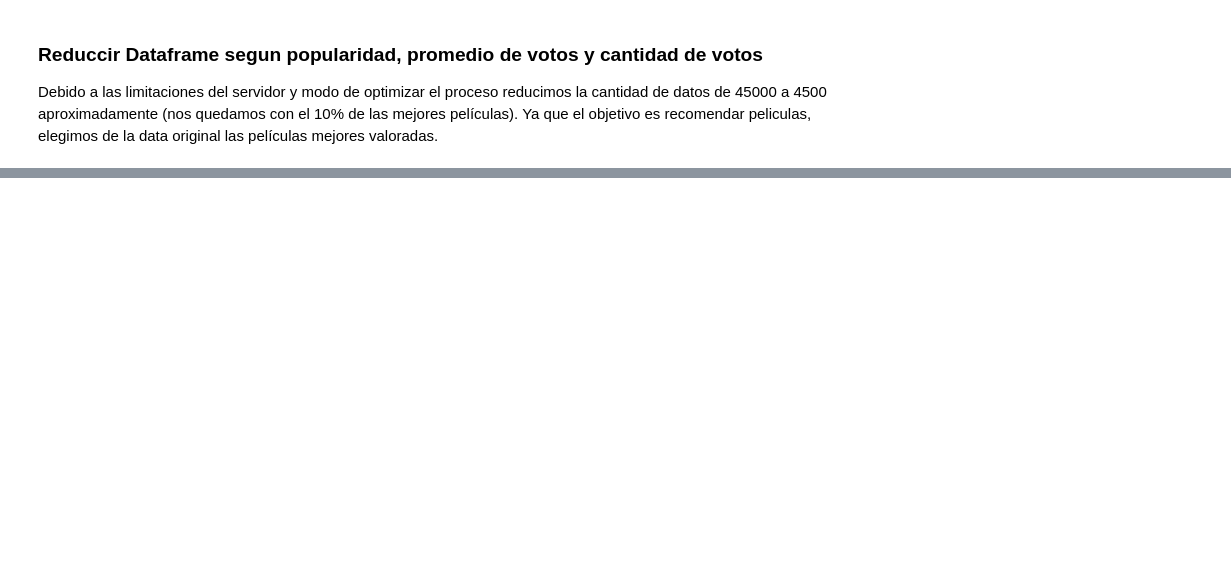
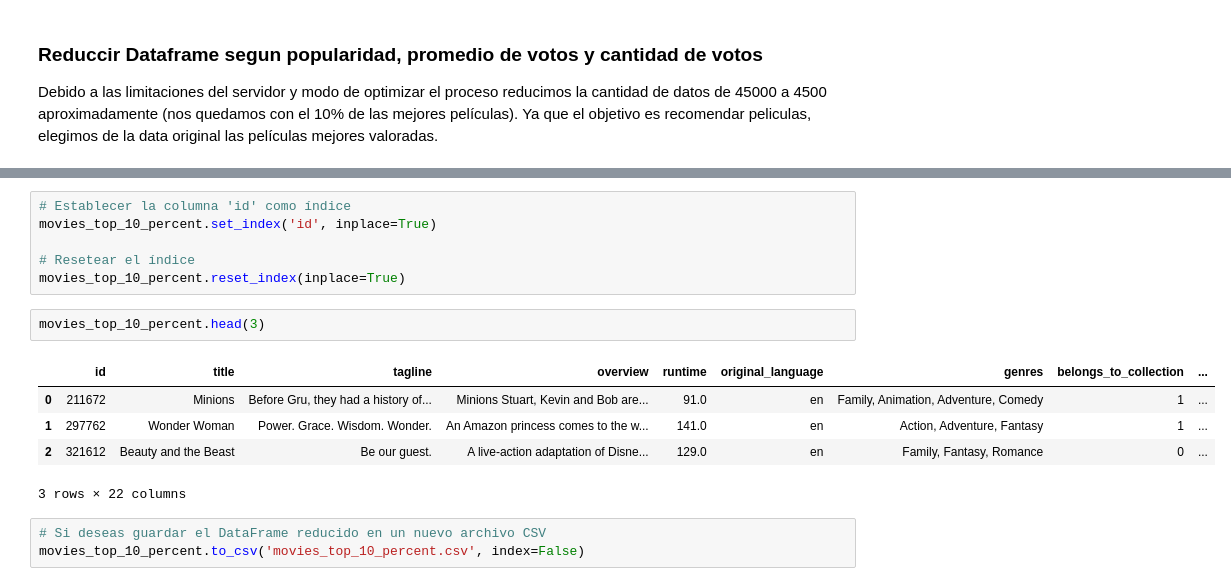
Before and after one commit to Adlazz/movies_rs, a Jupyter notebook: ETL_movies.ipynb, the cells around one changed output, grey strips where cells are left out. Drawn from its saved outputs; the diff is of its cells as text; blank space fills up the shorter version.

```diff
--- a/ETL_movies.ipynb
+++ b/ETL_movies.ipynb
@@ -814,0 +845,17 @@ Tamaño del DataFrame reducido: 4538
+# %%
+# Establecer la columna 'id' como índice
+movies_top_10_percent.set_index('id', inplace=True)
+
+# Resetear el índice
+movies_top_10_percent.reset_index(inplace=True)
+# %%
+movies_top_10_percent.head(3)
+# %% [output]
+|  | id | title | tagline | overview | runtime | original_language | genres | belongs_to_collection | ... |
+| 0 | 211672 | Minions | Before Gru, they had a history of... | Minions Stuart, Kevin and Bob are... | 91.0 | en | Family, Animation, Adventure, Comedy | 1 | ... |
+| 1 | 297762 | Wonder Woman | Power. Grace. Wisdom. Wonder. | An Amazon princess comes to the w... | 141.0 | en | Action, Adventure, Fantasy | 1 | ... |
+| 2 | 321612 | Beauty and the Beast | Be our guest. | A live-action adaptation of Disne... | 129.0 | en | Family, Fantasy, Romance | 0 | ... |
+3 rows × 22 columns
+# %%
+# Si deseas guardar el DataFrame reducido en un nuevo archivo CSV
+movies_top_10_percent.to_csv('movies_top_10_percent.csv', index=False)
```
Also changed, not shown: parts of 4 cells of this notebook, 1 other file.
